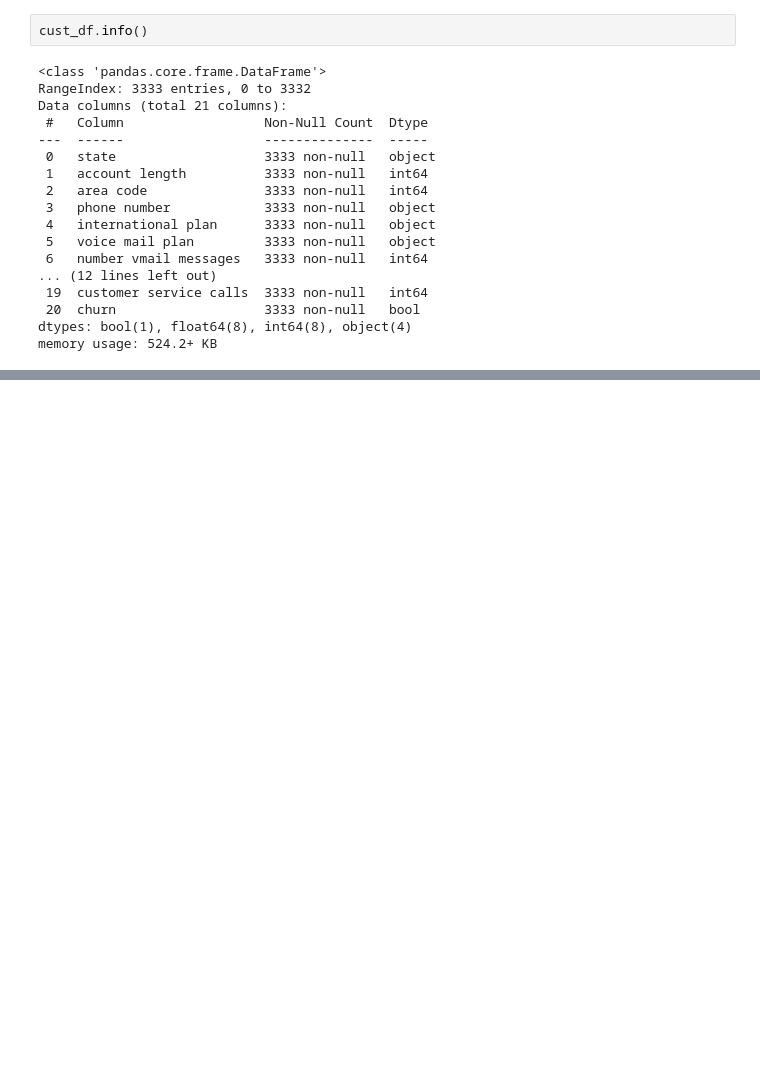
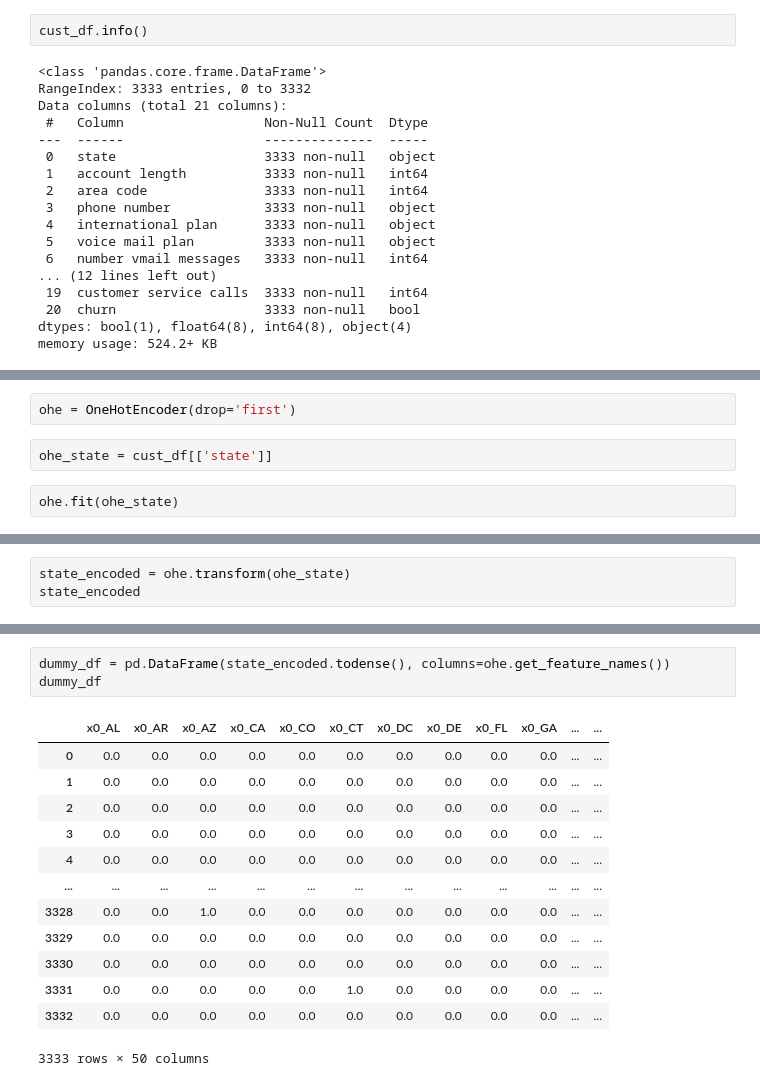
Before and after one commit to falloutb1tch/CustomerChurnProject, a Jupyter notebook: Notebooks/Scratch.ipynb, the cells around one changed output, grey strips where cells are left out. Saved outputs shown, nothing was run; the diff lists cells and outputs as text; blank space fills up the shorter version.

```diff
--- a/Notebooks/Scratch.ipynb
+++ b/Notebooks/Scratch.ipynb
@@ -77,0 +121,6 @@ cust_df.corr()
+# %%
+ohe = OneHotEncoder(drop='first')
+# %%
+ohe_state = cust_df[['state']]
+# %%
+ohe.fit(ohe_state)
@@ -77,0 +129,3 @@ cust_df.corr()
+# %%
+state_encoded = ohe.transform(ohe_state)
+state_encoded
@@ -77,0 +145,17 @@ cust_df.corr()
+# %%
+dummy_df = pd.DataFrame(state_encoded.todense(), columns=ohe.get_feature_names())
+dummy_df
+# %% [output]
+|  | x0_AL | x0_AR | x0_AZ | x0_CA | x0_CO | x0_CT | x0_DC | x0_DE | x0_FL | x0_GA | ... | ... |
+| 0 | 0.0 | 0.0 | 0.0 | 0.0 | 0.0 | 0.0 | 0.0 | 0.0 | 0.0 | 0.0 | ... | ... |
+| 1 | 0.0 | 0.0 | 0.0 | 0.0 | 0.0 | 0.0 | 0.0 | 0.0 | 0.0 | 0.0 | ... | ... |
+| 2 | 0.0 | 0.0 | 0.0 | 0.0 | 0.0 | 0.0 | 0.0 | 0.0 | 0.0 | 0.0 | ... | ... |
+| 3 | 0.0 | 0.0 | 0.0 | 0.0 | 0.0 | 0.0 | 0.0 | 0.0 | 0.0 | 0.0 | ... | ... |
+| 4 | 0.0 | 0.0 | 0.0 | 0.0 | 0.0 | 0.0 | 0.0 | 0.0 | 0.0 | 0.0 | ... | ... |
+| ... | ... | ... | ... | ... | ... | ... | ... | ... | ... | ... | ... | ... |
+| 3328 | 0.0 | 0.0 | 1.0 | 0.0 | 0.0 | 0.0 | 0.0 | 0.0 | 0.0 | 0.0 | ... | ... |
+| 3329 | 0.0 | 0.0 | 0.0 | 0.0 | 0.0 | 0.0 | 0.0 | 0.0 | 0.0 | 0.0 | ... | ... |
+| 3330 | 0.0 | 0.0 | 0.0 | 0.0 | 0.0 | 0.0 | 0.0 | 0.0 | 0.0 | 0.0 | ... | ... |
+| 3331 | 0.0 | 0.0 | 0.0 | 0.0 | 0.0 | 1.0 | 0.0 | 0.0 | 0.0 | 0.0 | ... | ... |
+| 3332 | 0.0 | 0.0 | 0.0 | 0.0 | 0.0 | 0.0 | 0.0 | 0.0 | 0.0 | 0.0 | ... | ... |
+3333 rows × 50 columns
```
Also changed, not shown: parts of 12 cells of this notebook.
